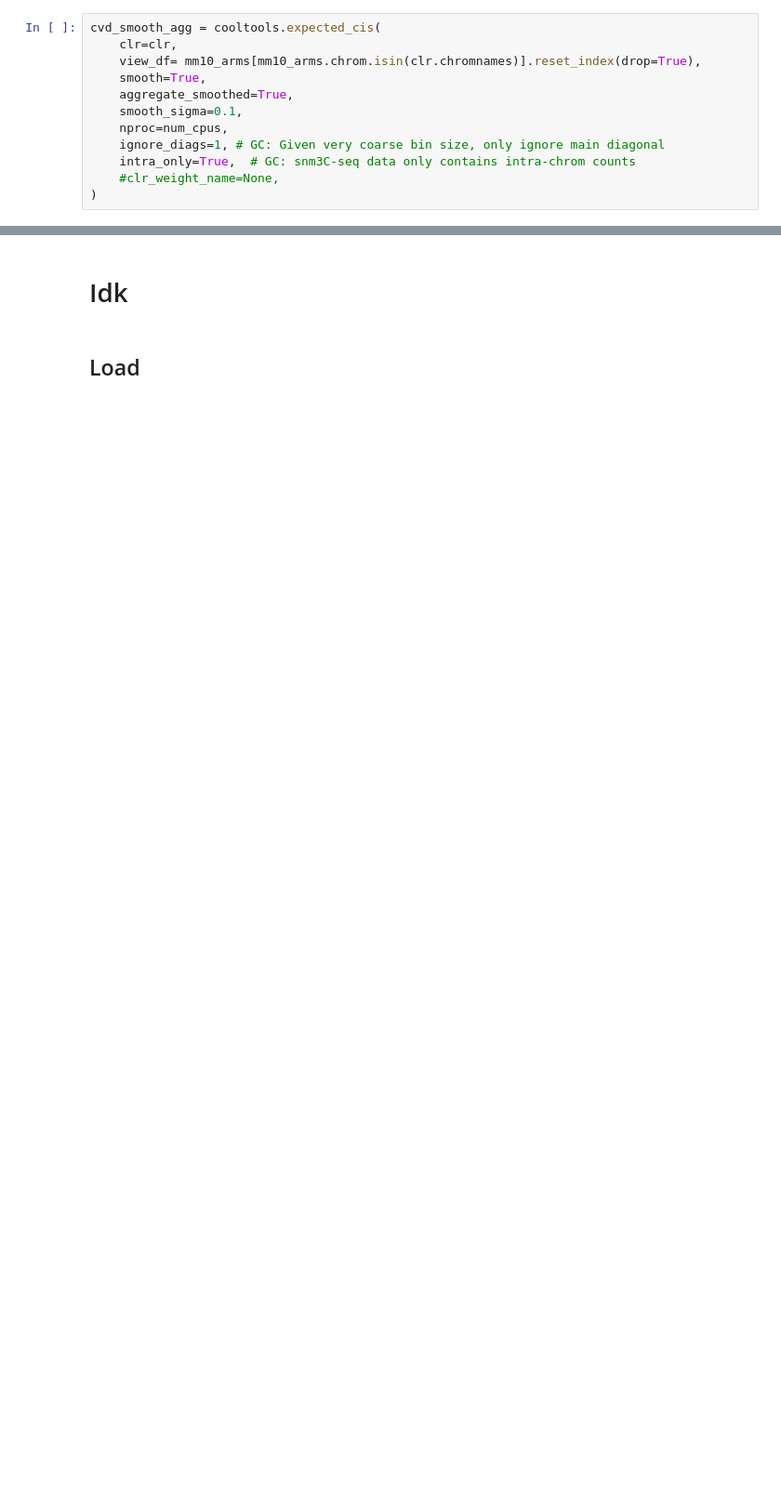
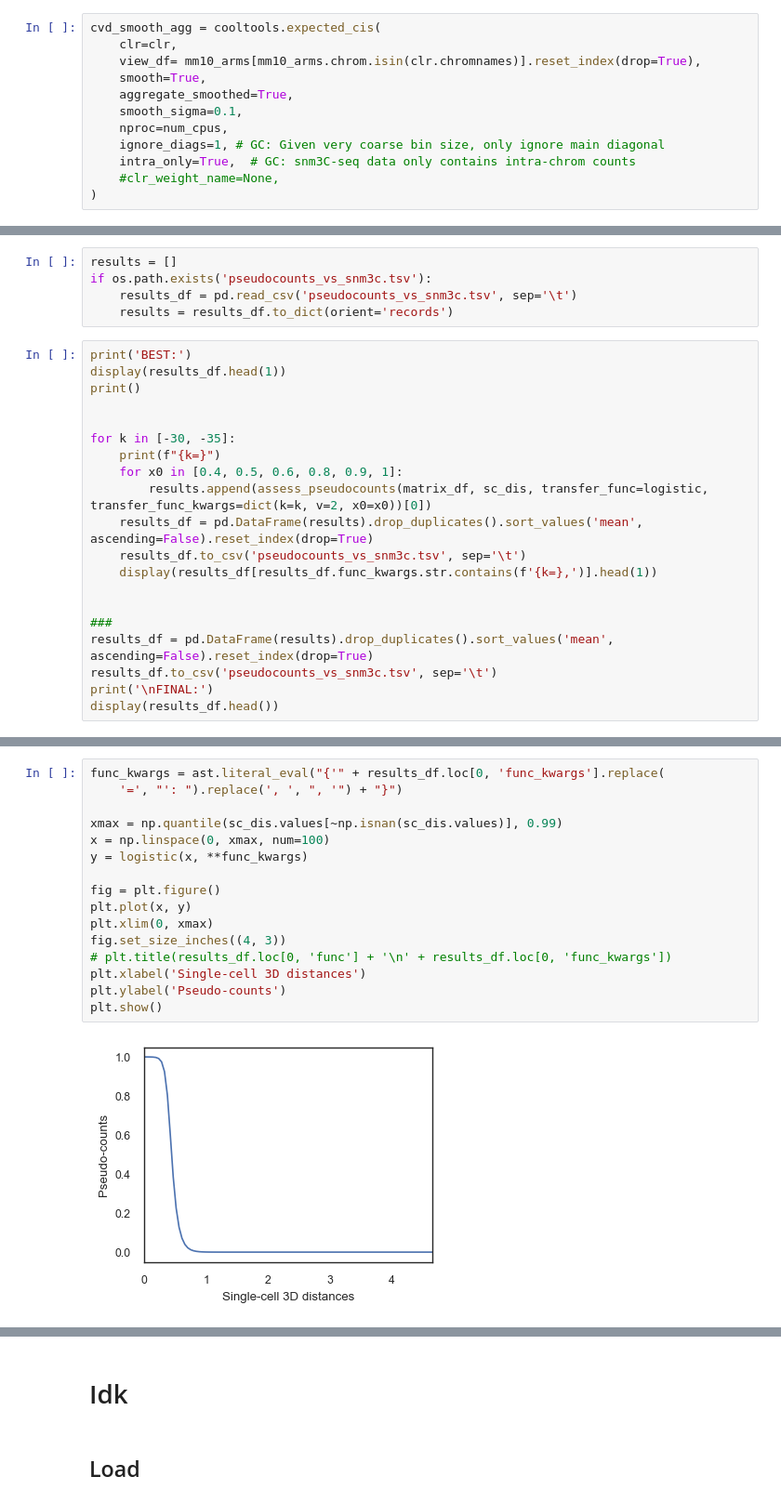
Before and after one commit to gesinecauer/Chromatin_Analysis_MOp, a Jupyter notebook: jupyter/snm3C-seq.ipynb, the cells around one changed output, grey strips where cells are left out. Shown at 93% size. Cells and saved outputs as stored; diff of their text form; blank space fills up the shorter version.

Commit message:
compare pseudocounts to snm3c-seq

```diff
--- a/jupyter/snm3C-seq.ipynb
+++ b/jupyter/snm3C-seq.ipynb
@@ -116,0 +207,25 @@ cvd_smooth_agg = cooltools.expected_cis(
+# %%
+results = []
+if os.path.exists('pseudocounts_vs_snm3c.tsv'):
+    results_df = pd.read_csv('pseudocounts_vs_snm3c.tsv', sep='\t')
+    results = results_df.to_dict(orient='records')
+# %%
+print('BEST:')
+display(results_df.head(1))
+print()
+
+
+for k in [-30, -35]:
+    print(f"{k=}")
+    for x0 in [0.4, 0.5, 0.6, 0.8, 0.9, 1]:
+        results.append(assess_pseudocounts(matrix_df, sc_dis, transfer_func=logistic, transfer_func_kwargs=dict(k=k, v=2, x0=x0))[0])
+    results_df = pd.DataFrame(results).drop_duplicates().sort_values('mean', ascending=False).reset_index(drop=True)
+    results_df.to_csv('pseudocounts_vs_snm3c.tsv', sep='\t')
+    display(results_df[results_df.func_kwargs.str.contains(f'{k=},')].head(1))
+
+
+###
+results_df = pd.DataFrame(results).drop_duplicates().sort_values('mean', ascending=False).reset_index(drop=True)
+results_df.to_csv('pseudocounts_vs_snm3c.tsv', sep='\t')
+print('\nFINAL:')
+display(results_df.head())
@@ -116,0 +237,18 @@ cvd_smooth_agg = cooltools.expected_cis(
+# %%
+func_kwargs = ast.literal_eval("{'" + results_df.loc[0, 'func_kwargs'].replace(
+    '=', "': ").replace(', ', ", '") + "}")
+
+xmax = np.quantile(sc_dis.values[~np.isnan(sc_dis.values)], 0.99)
+x = np.linspace(0, xmax, num=100)
+y = logistic(x, **func_kwargs)
+
+fig = plt.figure()
+plt.plot(x, y)
+plt.xlim(0, xmax)
+fig.set_size_inches((4, 3))
+# plt.title(results_df.loc[0, 'func'] + '\n' + results_df.loc[0, 'func_kwargs'])
+plt.xlabel('Single-cell 3D distances')
+plt.ylabel('Pseudo-counts')
+plt.show()
+# %% [output]
+[figure, added]
```
Also changed, not shown: parts of 52 cells of this notebook.
